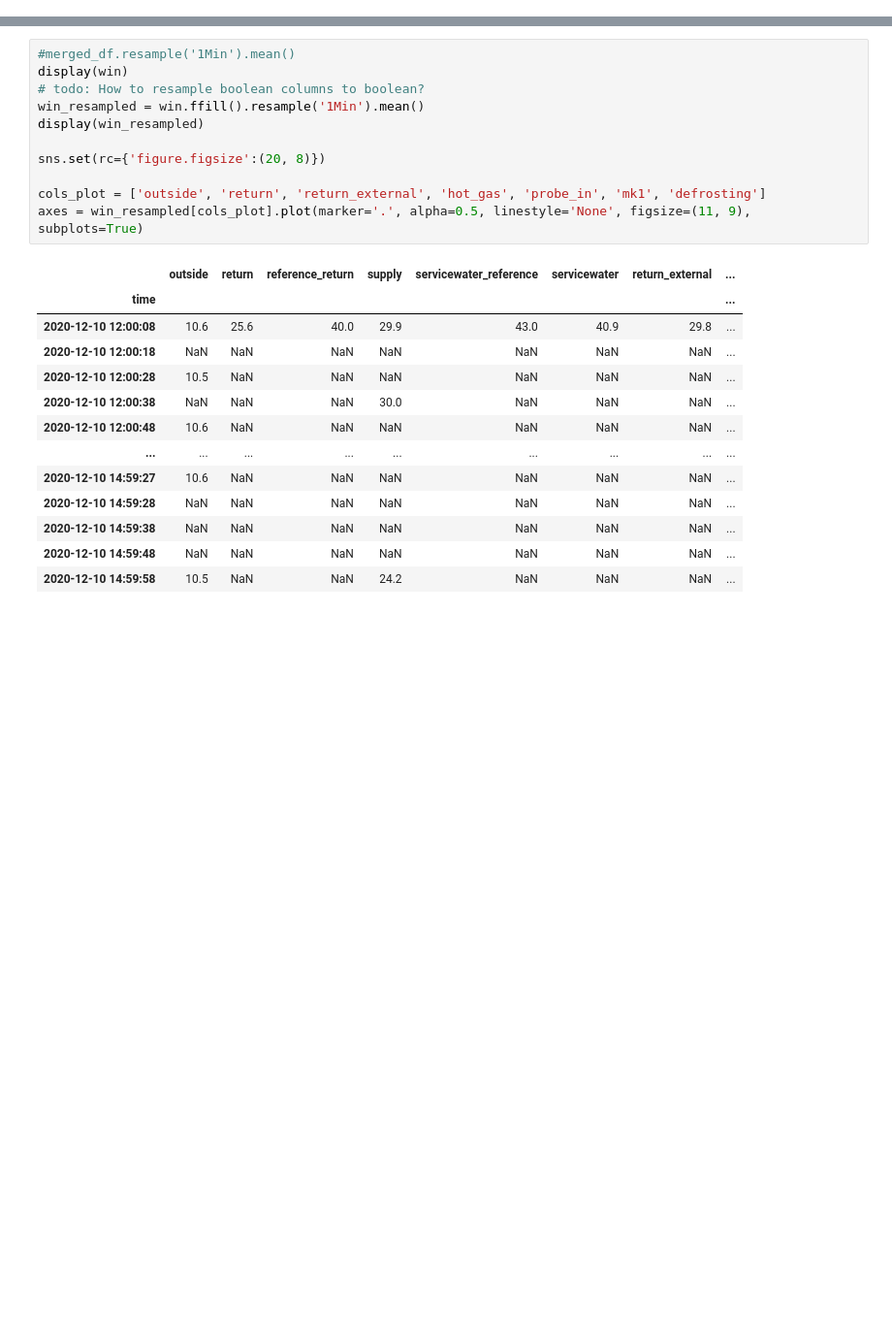
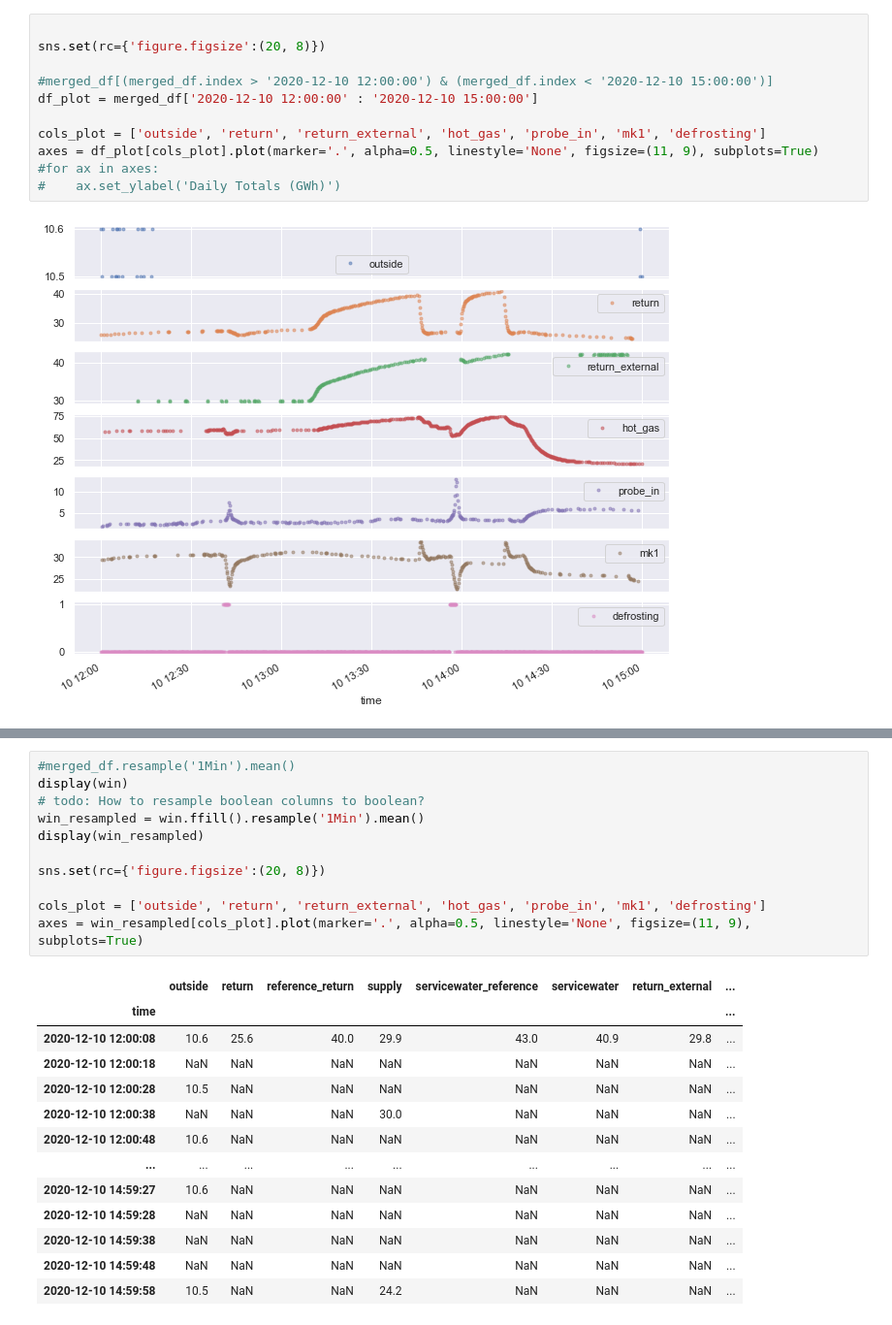
Before and after one commit to ccbur/deep-heatpump-analyzer, a Jupyter notebook: aggregate.ipynb, the cells around one changed output, grey strips where cells are left out. Shown at 97% size. Drawn from its saved outputs; the diff is of its cells as text; blank space fills up the shorter version.

```diff
--- a/aggregate.ipynb
+++ b/aggregate.ipynb
@@ -186,0 +146,13 @@ memory usage: 496.0 MB
+# %%
+
+sns.set(rc={'figure.figsize':(20, 8)})
+
+#merged_df[(merged_df.index > '2020-12-10 12:00:00') & (merged_df.index < '2020-12-10 15:00:00')]
+df_plot = merged_df['2020-12-10 12:00:00' : '2020-12-10 15:00:00']
+
+cols_plot = ['outside', 'return', 'return_external', 'hot_gas', 'probe_in', 'mk1', 'defrosting']
+axes = df_plot[cols_plot].plot(marker='.', alpha=0.5, linestyle='None', figsize=(11, 9), subplots=True)
+#for ax in axes:
+#    ax.set_ylabel('Daily Totals (GWh)')
+# %% [output]
+[figure, added]
```
Also changed, not shown: parts of 24 cells of this notebook.
